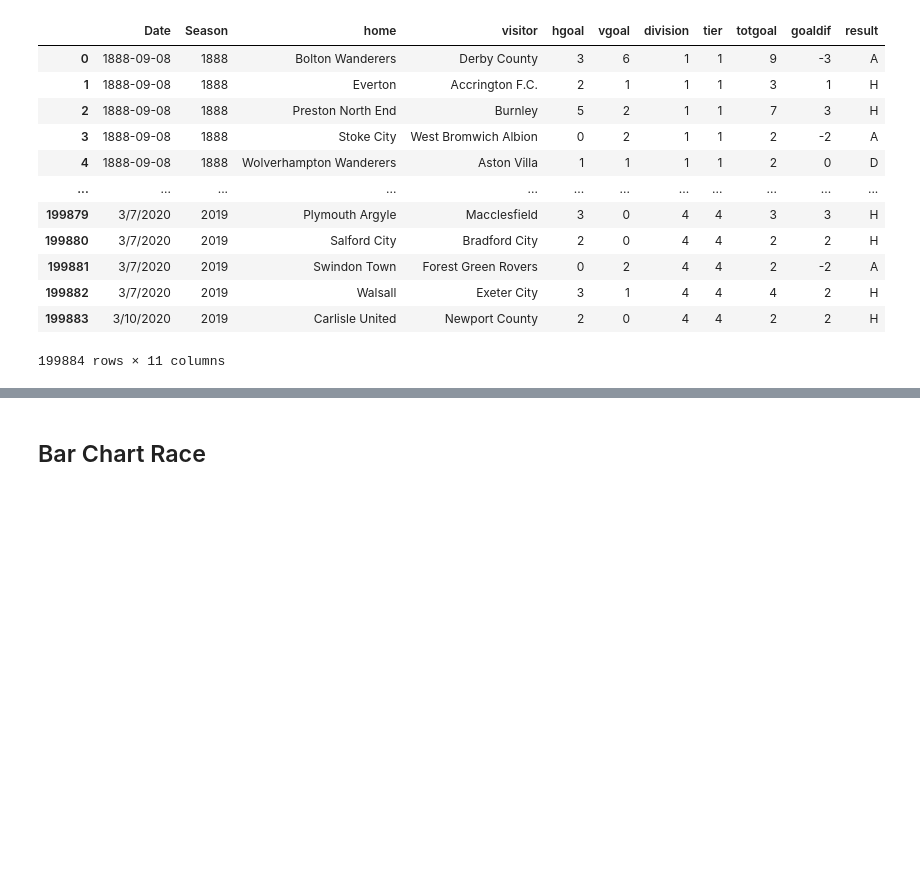
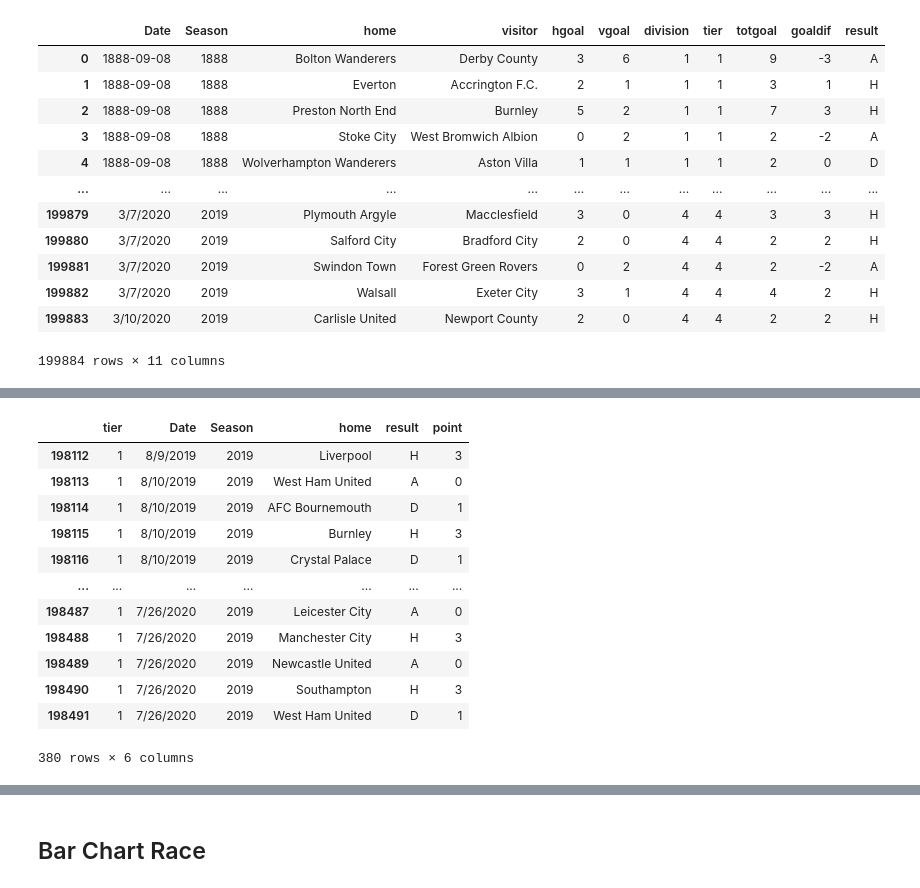
Before and after one commit to ahmadzfaiz/python-data-visual, a Jupyter notebook: scripts/1. Bar Chart Race - English Football Club Goals/Bar_Chart_Race_English_Football.ipynb, the cells around one changed output, grey strips where cells are left out. Saved outputs shown, nothing was run; the diff lists cells and outputs as text; code cells hidden in the pictures; blank space fills up the shorter version.

```diff
--- a/scripts/1. Bar Chart Race - English Football Club Goals/Bar_Chart_Race_English_Football.ipynb
+++ b/scripts/1. Bar Chart Race - English Football Club Goals/Bar_Chart_Race_English_Football.ipynb
@@ -56 +55,23 @@ home
 380 rows × 5 columns
+# %%
+home['point'] = None
+
+home.loc[home['result'] == 'H', 'point'] = 3
+home.loc[home['result'] == 'D', 'point'] = 1
+home.loc[home['result'] == 'A', 'point'] = 0
+
+home
+# %% [output]
+|  | tier | Date | Season | home | result | point |
+| 198112 | 1 | 8/9/2019 | 2019 | Liverpool | H | 3 |
+| 198113 | 1 | 8/10/2019 | 2019 | West Ham United | A | 0 |
+| 198114 | 1 | 8/10/2019 | 2019 | AFC Bournemouth | D | 1 |
+| 198115 | 1 | 8/10/2019 | 2019 | Burnley | H | 3 |
+| 198116 | 1 | 8/10/2019 | 2019 | Crystal Palace | D | 1 |
+| ... | ... | ... | ... | ... | ... | ... |
+| 198487 | 1 | 7/26/2020 | 2019 | Leicester City | A | 0 |
+| 198488 | 1 | 7/26/2020 | 2019 | Manchester City | H | 3 |
+| 198489 | 1 | 7/26/2020 | 2019 | Newcastle United | A | 0 |
+| 198490 | 1 | 7/26/2020 | 2019 | Southampton | H | 3 |
+| 198491 | 1 | 7/26/2020 | 2019 | West Ham United | D | 1 |
+380 rows × 6 columns
```
Also changed, not shown: parts of 9 cells of this notebook.
